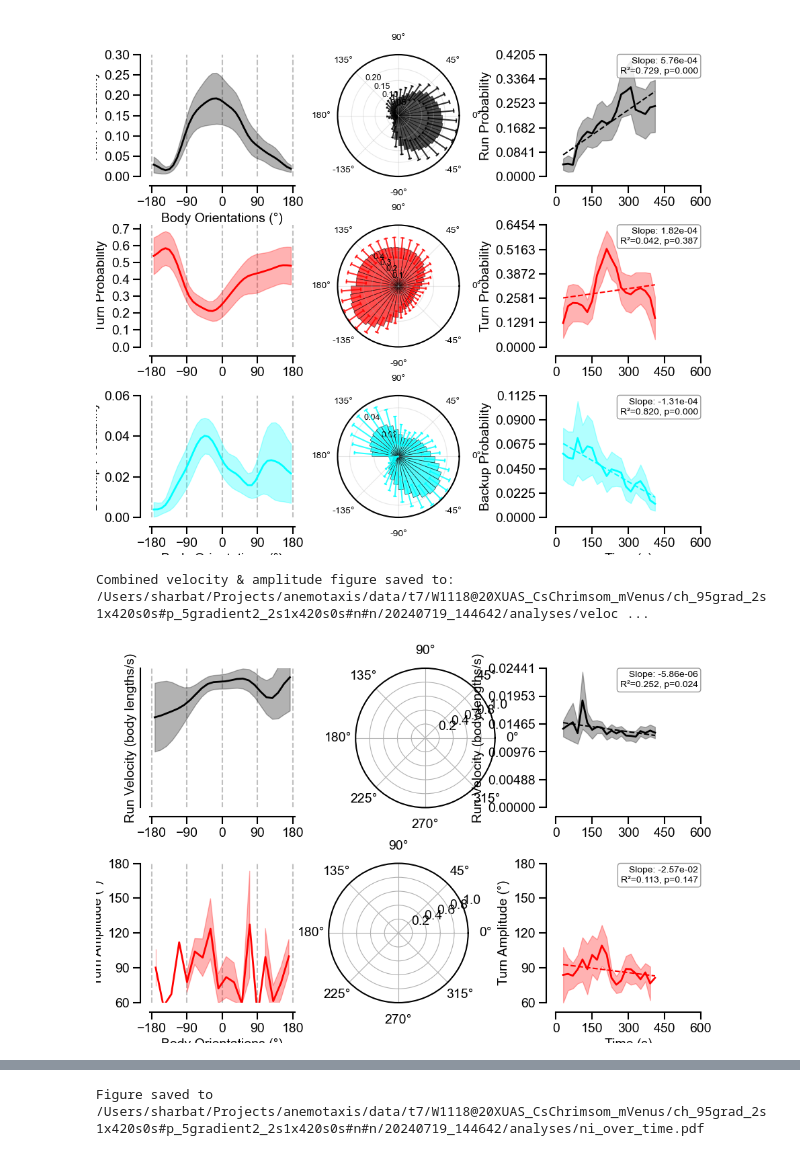
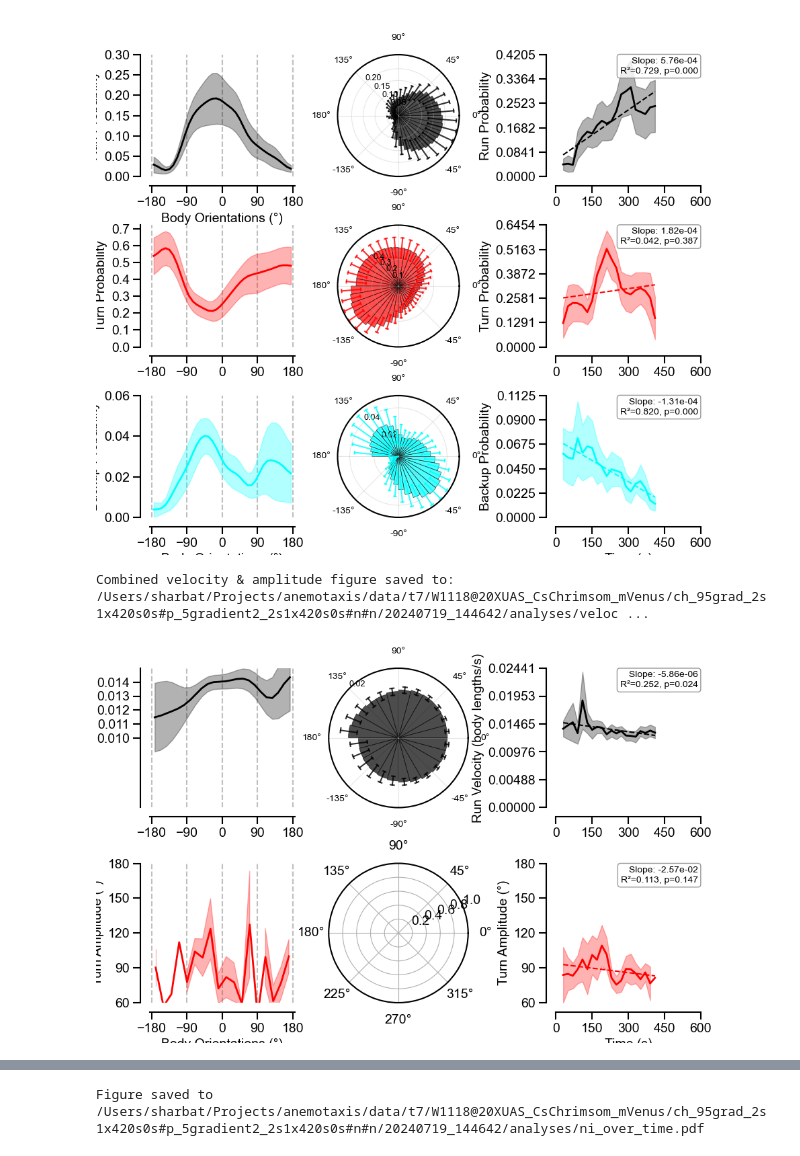
Before and after one commit to JovanicLab/anemotaxis, a Jupyter notebook: scripts/analyze_single_anemotaxis.ipynb, the cells around one changed output, grey strips where cells are left out. Saved outputs shown, nothing was run; the diff lists cells and outputs as text; code cells hidden in the pictures.

```diff
--- a/scripts/analyze_single_anemotaxis.ipynb
+++ b/scripts/analyze_single_anemotaxis.ipynb
@@ -233,13 +236,13 @@ ax_vel3 = fig_combined.add_subplot(gs_combined[0, 2])
 # Linear plot
 plot_data.plot_orientation_histogram(velocity_results_pooled, ax=ax_vel1, show_xlabel=False, ylabel='Run Velocity (body lengths/s)')
 ax_vel1.set_ylim(0.005,0.015)
-# ax_vel1_y_ticks = [0.01, 0.011, 0.012, 0.013, 0.014]
-# ax_vel1.set_yticks(ax_vel1_y_ticks)
+ax_vel1_y_ticks = [0.01, 0.011, 0.012, 0.013, 0.014]
+ax_vel1.set_yticks(ax_vel1_y_ticks)
 
 # Polar plot
-# plot_data.plot_orientation_histogram_polar(velocity_results_pooled, ax=ax_vel2, bar_style=True, tick_fontsize=10)
-# ax_vel2_pos = ax_vel2.get_position()
-# ax_vel2.set_position([ax_vel2_pos.x0 - 0.04, ax_vel2_pos.y0, ax_vel2_pos.width, ax_vel2_pos.height])
+plot_data.plot_orientation_histogram_polar(velocity_results_pooled, ax=ax_vel2, bar_style=True, tick_fontsize=10)
+ax_vel2_pos = ax_vel2.get_position()
+ax_vel2.set_position([ax_vel2_pos.x0 - 0.04, ax_vel2_pos.y0, ax_vel2_pos.width, ax_vel2_pos.height])
 
 # Time series plot
 plot_data.plot_metric_over_time(
@@ -265,34 +268,34 @@ else:
 
 # Linear plot
 plot_data.plot_orientation_histogram(turn_amp_results, ax=ax_amp1, ylabel='Turn Amplitude (°)',
                                      show_xlabel=True, min_amplitude=min_amp, plot_type='turn_amplitude')
 
 # Polar plot - only if there's valid data
 # plot_data.plot_orientation_histogram_polar(turn_amp_results, ax=ax_amp2, bar_style=True,
 #                                     tick_fontsize=10, min_amplitude=min_amp, plot_type='turn_amplitude')
 ax_amp2_pos = ax_amp2.get_position()
 ax_amp2.set_position([ax_amp2_pos.x0 - 0.04, ax_amp2_pos.y0, ax_amp2_pos.width, ax_amp2_pos.height])
 
 # Time series plot
 plot_data.plot_metric_over_time(
     turn_amp_time_results, plot_type='turn_amplitude',
     show_individuals=False, show_error=True, ax=ax_amp3, show_xlabel=True,
     min_amplitude=min_amp
 )
 
 
 # Save the combined figure
 fig_combined.savefig(os.path.join(output_dir, 'velocity_amplitude_analysis.pdf'),
                     bbox_inches='tight',
                     dpi=300,
                     transparent=True,
                     facecolor='none')
 print(f"Combined velocity & amplitude figure saved to: {os.path.join(output_dir, 'velocity_amplitude_analysis.pdf')}")
 
 plt.show()
 # %% [output]
 Combined velocity & amplitude figure saved to: /Users/sharbat/Projects/anemotaxis/data/t7/W1118@20XUAS_CsChrimsom_mVenus/ch_95grad_2s1x420s0s#p_5gradient2_2s1x420s0s#n#n/20240719_144642/analyses/veloc ...
-[figure, old version]
+[figure, new version]
 # %%
 # Detect head casts with new method
 cast_events_data = data_processor.detect_head_casts_in_casts(
```
Also changed, not shown: parts of 5 cells of this notebook.
